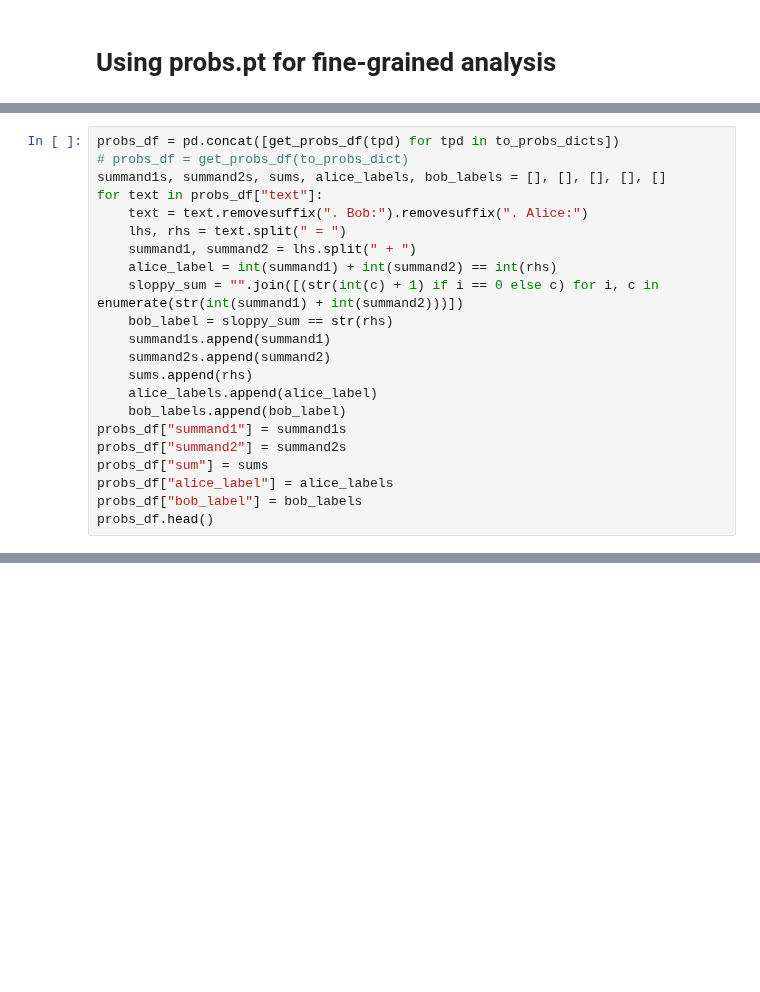
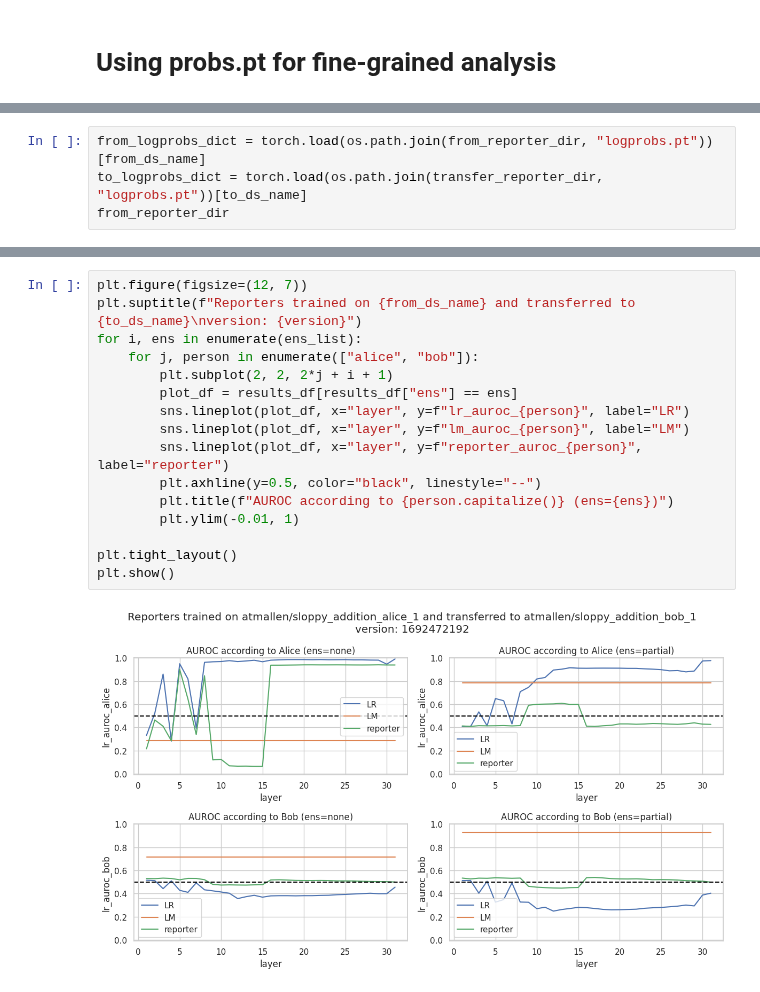
Before and after one commit to AlexTMallen/dlk-benchmarking, a Jupyter notebook: lora-finetuning/results.ipynb, the cells around one changed output, grey strips where cells are left out. Cells and saved outputs as stored; diff of their text form; blank space fills up the shorter version.

Commit message:
bug fix in results calculation

```diff
--- a/lora-finetuning/results.ipynb
+++ b/lora-finetuning/results.ipynb
@@ -128,0 +117,4 @@ from_reporter_dir
+# %%
+from_logprobs_dict = torch.load(os.path.join(from_reporter_dir, "logprobs.pt"))[from_ds_name]
+to_logprobs_dict = torch.load(os.path.join(transfer_reporter_dir, "logprobs.pt"))[to_ds_name]
+from_reporter_dir
@@ -156,22 +142,0 @@ dict_keys(['atmallen/sloppy_addition_bob_1', 'atmallen/sloppy_addition_alice_1']
-# %%
-probs_df = pd.concat([get_probs_df(tpd) for tpd in to_probs_dicts])
-# probs_df = get_probs_df(to_probs_dict)
-summand1s, summand2s, sums, alice_labels, bob_labels = [], [], [], [], []
-for text in probs_df["text"]:
-    text = text.removesuffix(". Bob:").removesuffix(". Alice:")
-    lhs, rhs = text.split(" = ")
-    summand1, summand2 = lhs.split(" + ")
-    alice_label = int(summand1) + int(summand2) == int(rhs)
-    sloppy_sum = "".join([(str(int(c) + 1) if i == 0 else c) for i, c in enumerate(str(int(summand1) + int(summand2)))])
-    bob_label = sloppy_sum == str(rhs)
-    summand1s.append(summand1)
-    summand2s.append(summand2)
-    sums.append(rhs)
-    alice_labels.append(alice_label)
-    bob_labels.append(bob_label)
-probs_df["summand1"] = summand1s
-probs_df["summand2"] = summand2s
-probs_df["sum"] = sums
-probs_df["alice_label"] = alice_labels
-probs_df["bob_label"] = bob_labels
-probs_df.head()
@@ -236,0 +187,18 @@ KeyError: '1 + 58822 = 68823'
+# %%
+plt.figure(figsize=(12, 7))
+plt.suptitle(f"Reporters trained on {from_ds_name} and transferred to {to_ds_name}\nversion: {version}")
+for i, ens in enumerate(ens_list):
+    for j, person in enumerate(["alice", "bob"]):
+        plt.subplot(2, 2, 2*j + i + 1)
+        plot_df = results_df[results_df["ens"] == ens]
+        sns.lineplot(plot_df, x="layer", y=f"lr_auroc_{person}", label="LR")
+        sns.lineplot(plot_df, x="layer", y=f"lm_auroc_{person}", label="LM")
+        sns.lineplot(plot_df, x="layer", y=f"reporter_auroc_{person}", label="reporter")
+        plt.axhline(y=0.5, color="black", linestyle="--")
+        plt.title(f"AUROC according to {person.capitalize()} (ens={ens})")
+        plt.ylim(-0.01, 1)
+
+plt.tight_layout()
+plt.show()
+# %% [output]
+[figure, added]
```
Also changed, not shown: parts of 15 cells of this notebook.
